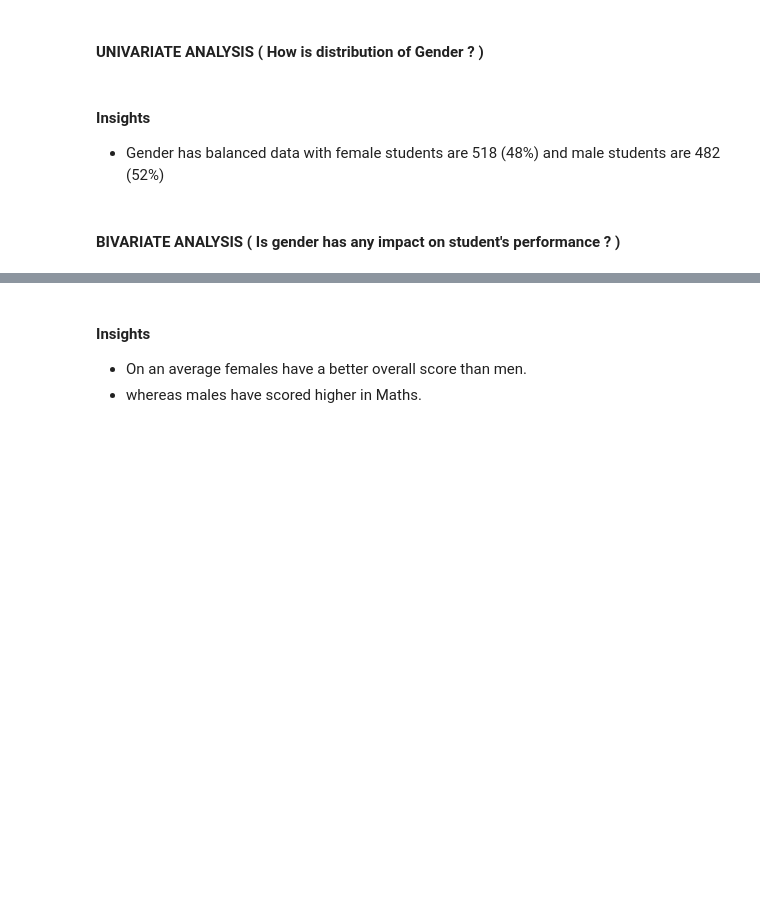
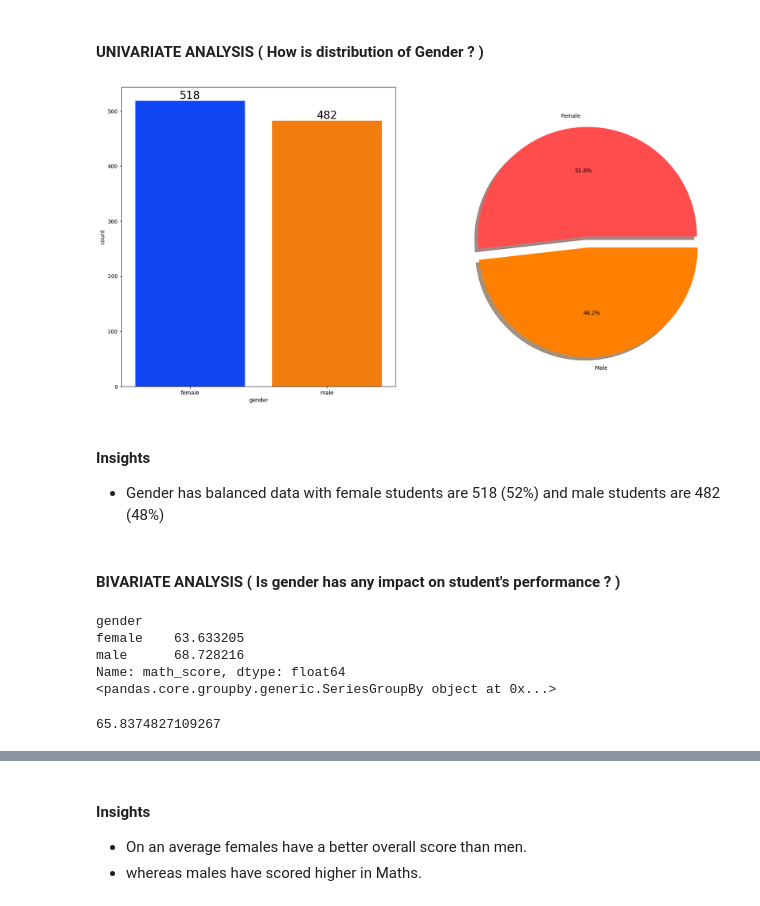
Before and after one commit to deepkorat/end_to_end_ML_project, a Jupyter notebook: notebook/1 . EDA STUDENT PERFORMANCE .ipynb, the cells around one changed output, grey strips where cells are left out. Saved outputs shown, nothing was run; the diff lists cells and outputs as text; code cells hidden in the pictures; blank space fills up the shorter version.

Commit message:
changes in eda student performance

```diff
--- a/notebook/1 . EDA STUDENT PERFORMANCE .ipynb
+++ b/notebook/1 . EDA STUDENT PERFORMANCE .ipynb
@@ -472,20 +460,34 @@ plt.show()
 #### UNIVARIATE ANALYSIS ( How is distribution of Gender ? )
 # %%
 f,ax=plt.subplots(1,2,figsize=(20,10))
-sns.countplot(x=df['gender'],data=df,palette ='bright',ax=ax[0],saturation=0.95)
+sns.countplot(x=df['gender'],data=df,palette ='bright',ax=ax[0],saturation=0.90)
+
 for container in ax[0].containers:
     ax[0].bar_label(container,color='black',size=20)
 
-plt.pie(x=df['gender'].value_counts(),labels=['Male','Female'],explode=[0,0.1],autopct='%1.1f%%',shadow=True,colors=['#ff4d4d','#ff8000'])
+plt.pie(x=df['gender'].value_counts(),labels=['Female','Male'],explode=[0,0.1],autopct='%1.1f%%',shadow=True,colors=['#ff4d4d','#ff8000'])
 plt.show()
+# %% [output]
+[figure, added]
 # %% [markdown]
 #### Insights
-- Gender has balanced data with female students are 518 (48%) and male students are 482 (52%)
+- Gender has balanced data with female students are 518 (52%) and male students are 482 (48%)
 # %% [markdown]
 #### BIVARIATE ANALYSIS ( Is gender has any impact on student's performance ? )
 # %%
-gender_group = df.groupby('gender').mean()
-gender_group
+gender_group = df.groupby('gender')
+print(gender_group['math_score'].mean())
+print(gender_group['average'])
+# %% [output]
+gender
+female    63.633205
+male      68.728216
+Name: math_score, dtype: float64
+<pandas.core.groupby.generic.SeriesGroupBy object at 0x...>
+# %%
+gender_group['average'].get_group('male').values.mean()
+# %% [output]
+65.8374827109267
 # %%
 plt.figure(figsize=(10, 8))
 
```
Also changed, not shown: parts of 14 cells of this notebook.
